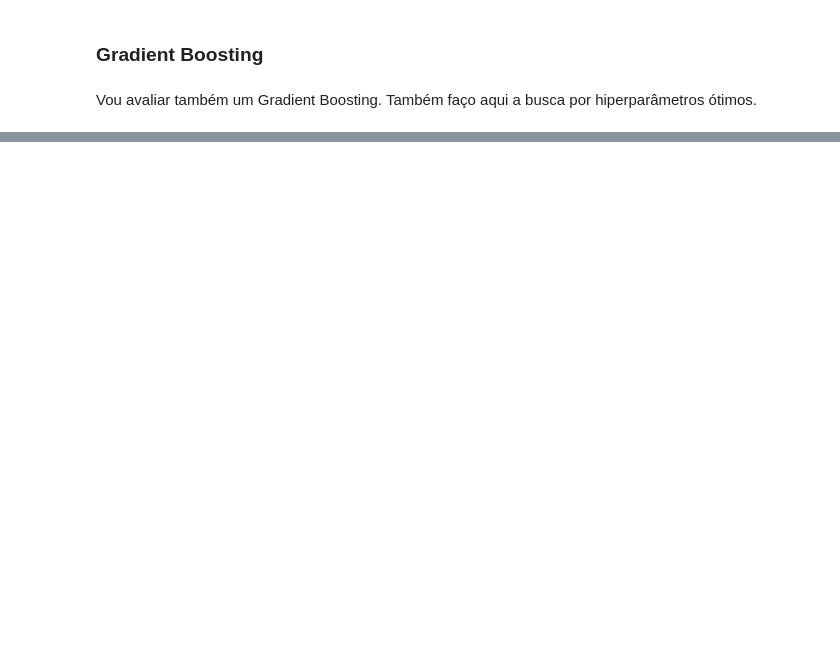
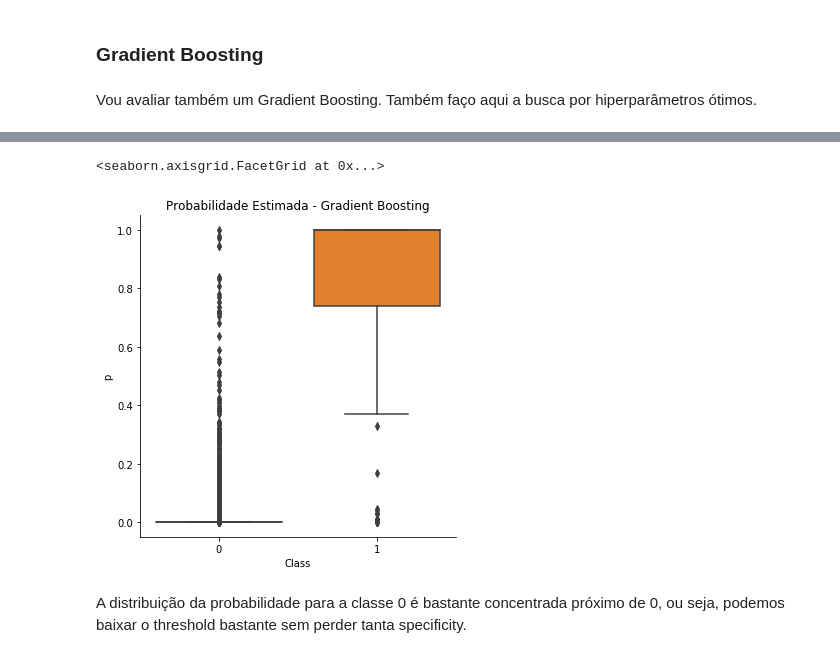
Before and after one commit to jessicalfr/data_science_studies, a Jupyter notebook: credit_card_fraud_detection/credit_card_fraud_detection.ipynb, the cells around one changed output, grey strips where cells are left out. Drawn from its saved outputs; the diff is of its cells as text; code cells hidden in the pictures; blank space fills up the shorter version.

```diff
--- a/credit_card_fraud_detection/credit_card_fraud_detection.ipynb
+++ b/credit_card_fraud_detection/credit_card_fraud_detection.ipynb
@@ -316,0 +633,7 @@ Comenta os resultados aqui
+# %%
+sns.catplot(data = result_gb, x = 'Class', y = 'p', kind = 'box').set(title = 'Probabilidade Estimada - Gradient Boosting')
+# %% [output]
+<seaborn.axisgrid.FacetGrid at 0x...>
+[figure, added]
+# %% [markdown]
+A distribuição da probabilidade para a classe 0 é bastante concentrada próximo de 0, ou seja, podemos baixar o threshold bastante sem perder tanta specificity.
```
Also changed, not shown: parts of 99 cells of this notebook, 5 other files.
